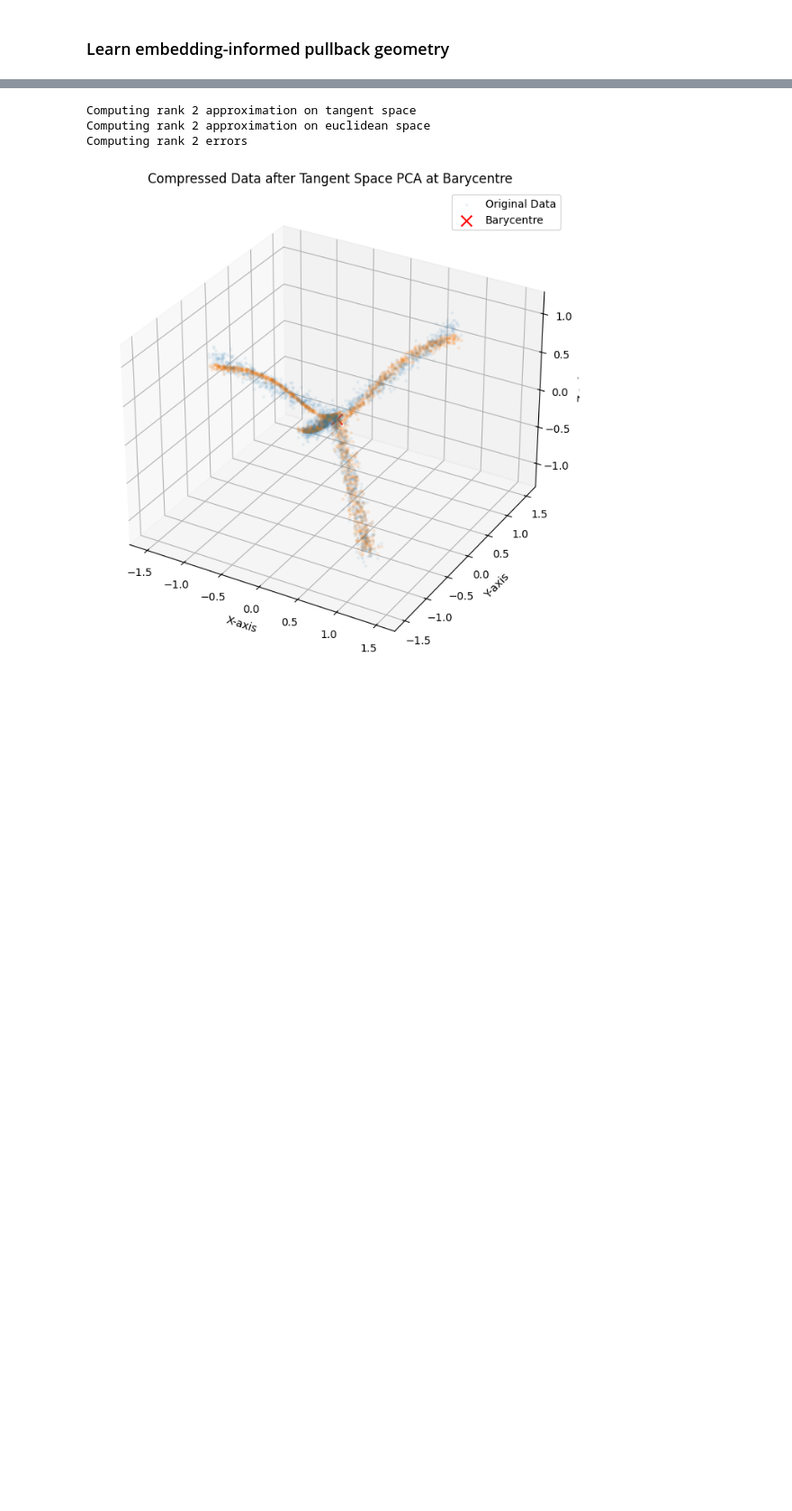
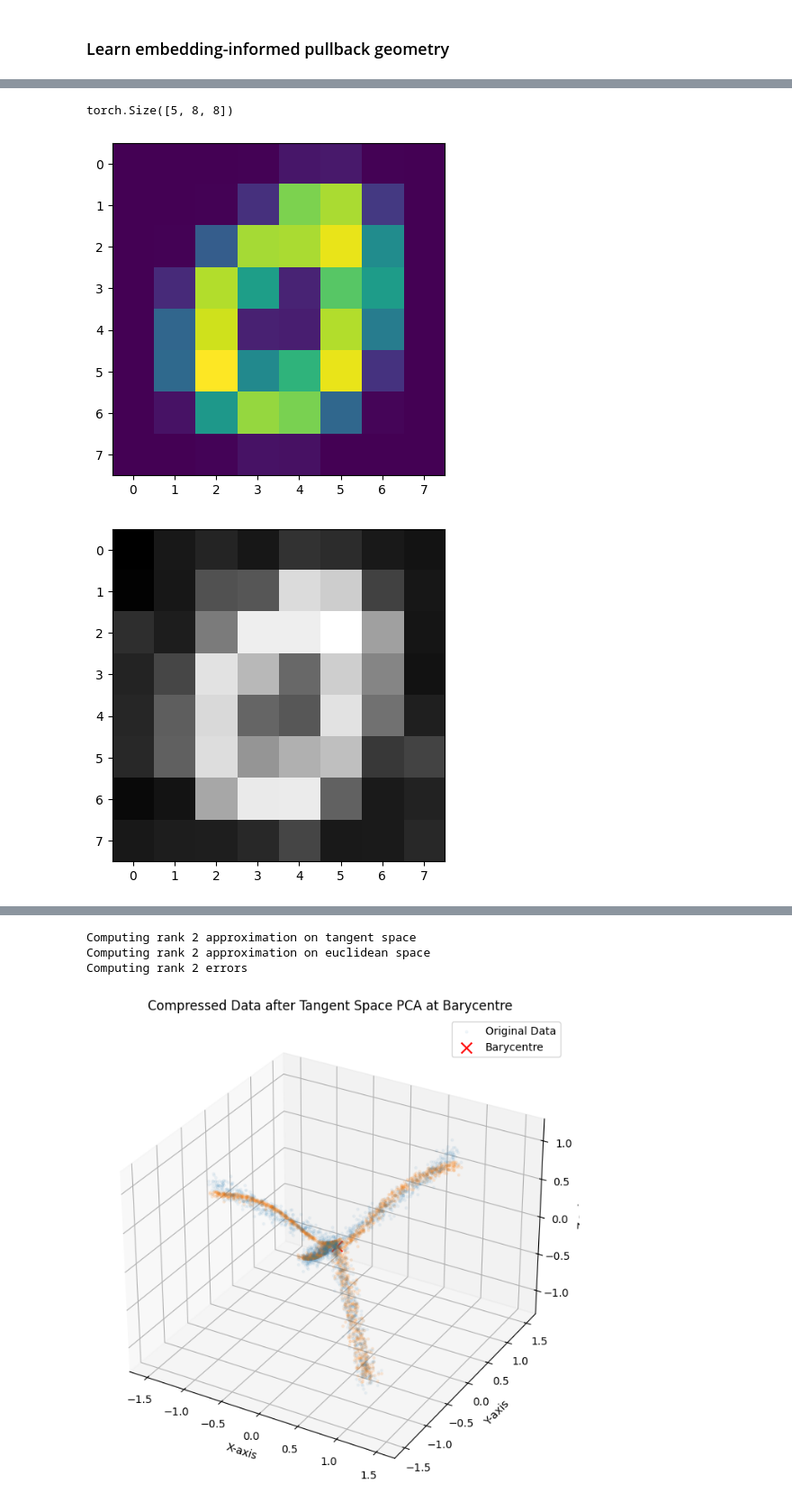
Before and after one commit to wdiepeveen/Riemannian-Archetypal-Analysis, a Jupyter notebook: mnist_gme_hyperbolic.ipynb, the cells around one changed output, grey strips where cells are left out. Shown at 90% size. Drawn from its saved outputs; the diff is of its cells as text; code cells hidden in the pictures; blank space fills up the shorter version.

```diff
--- a/mnist_gme_hyperbolic.ipynb
+++ b/mnist_gme_hyperbolic.ipynb
@@ -419,2 +373,19 @@ manifold = HyperbolicdPullbackVectorEuclidean(hgme_nflow.phi)
+# %%
+# debug geodesics between cluster 0 and 1
+K = 5
+t = torch.linspace(0, 1, steps=K)
+with torch.no_grad():
+    geodesics = manifold.geodesic(cluster_images[0][None,None], cluster_images[1][None,None], t)[0,0,0,:,0]
+
+print(geodesics.shape)
+
+plt.imshow(cluster_images[0,0])
+plt.show()
+plt.imshow(geodesics[0].cpu(), cmap='gray')
+plt.show()
+# %% [output]
+torch.Size([5, 8, 8])
+[figure, added]
+[figure, added]
 # %%
 # compute geodesics between all pairs of points
```
Also changed, not shown: parts of 13 cells of this notebook, 29 other files.
